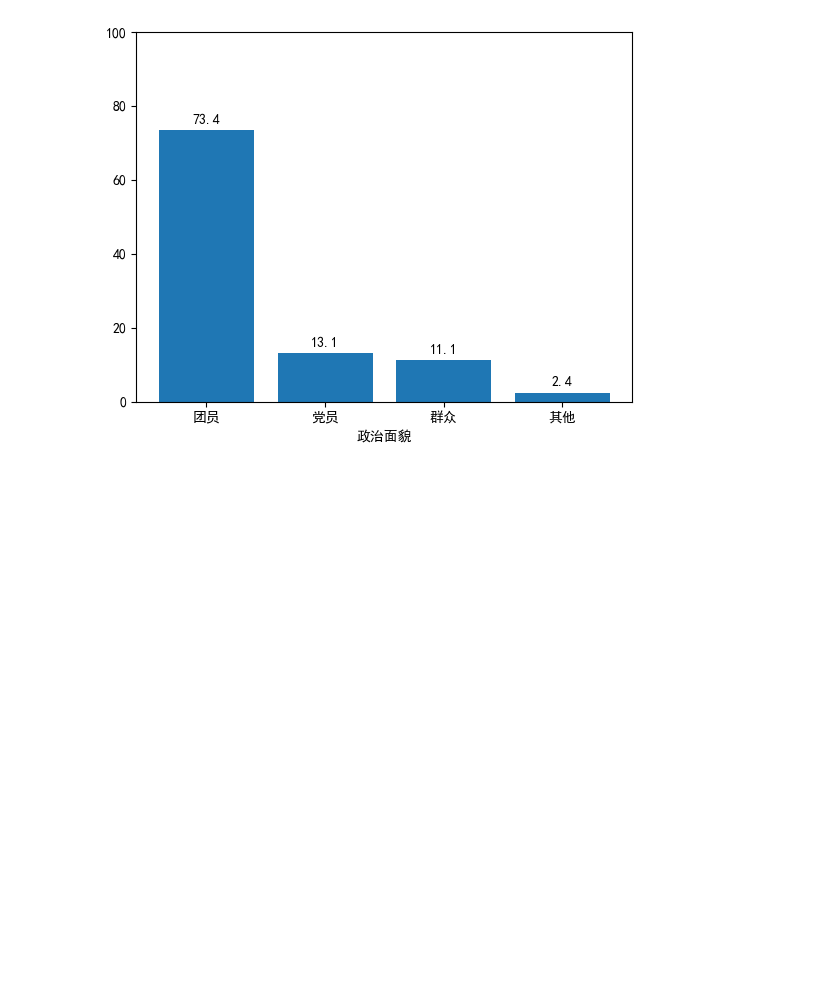
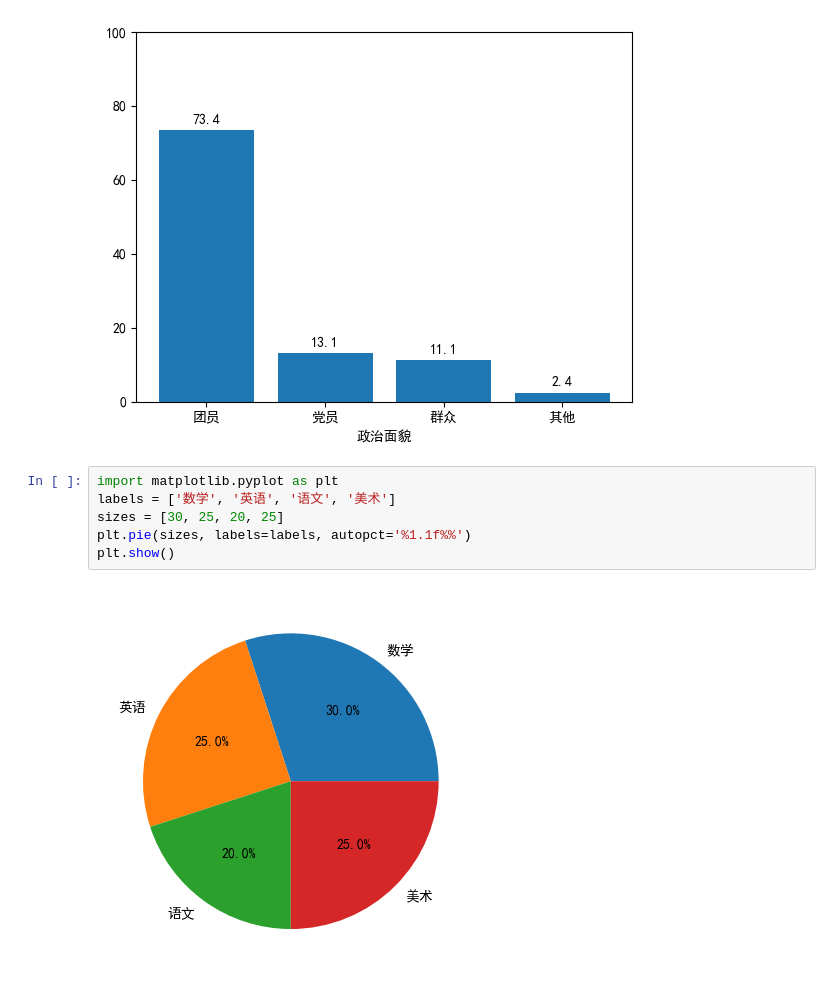
Before and after one commit to Yuxikkk/yyyc, a Jupyter notebook: 07-descrption.ipynb, the cells around one changed output. Cells and saved outputs as stored; diff of their text form; blank space fills up the shorter version.

```diff
--- a/07-descrption.ipynb
+++ b/07-descrption.ipynb
@@ -33,3 +33,11 @@ ax.bar_label(rects1,fmt="%.1f",padding=3)
 plt.show()
 # %% [output]
 [figure]
+# %%
+import matplotlib.pyplot as plt
+labels = ['数学', '英语', '语文', '美术']
+sizes = [30, 25, 20, 25]
+plt.pie(sizes, labels=labels, autopct='%1.1f%%')
+plt.show()
+# %% [output]
+[figure, added]
```
Also changed, not shown: parts of 4 cells of this notebook, 5 other files.
